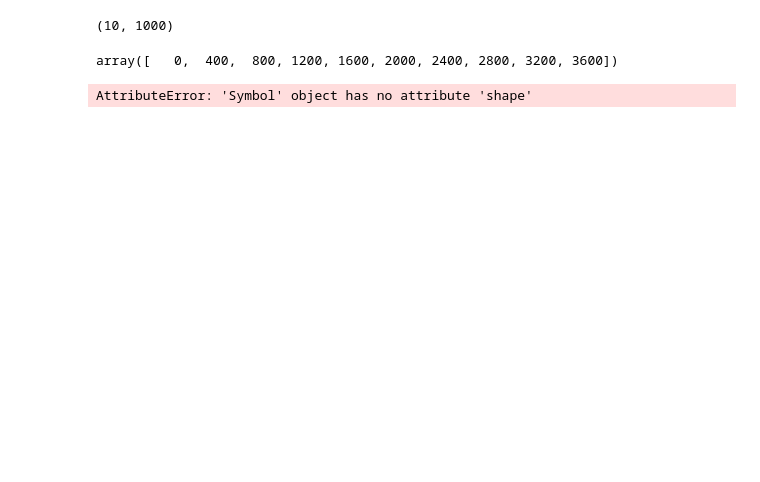
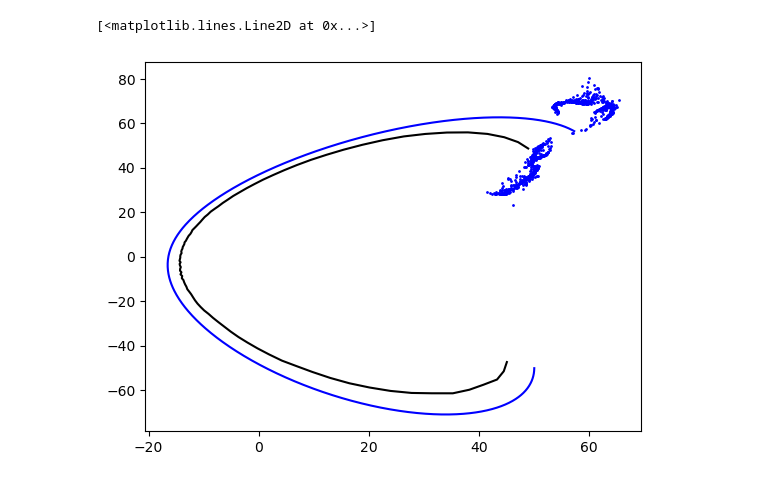
Before and after one commit to David-Chemaly/Nibaueur2023, a Jupyter notebook: Gala_stream.ipynb, the cells around one changed output. Cells and saved outputs as stored; diff of their text form; code cells hidden in the pictures; blank space fills up the shorter version.

Commit message:
class to get average of n orbits

```diff
--- a/Gala_stream.ipynb
+++ b/Gala_stream.ipynb
@@ -30,13 +30,13 @@ r_s = 10 * u.kpc
 mass_plummer = 1e8 * u.Msun
 r_plummer = 1 * u.kpc
 
-time = 1 * u.Gyr
+time = 4 * u.Gyr
 dt   = 1 * u.Myr
 
-pos_p = [-50, 0, 1] * u.kpc
-vel_p = [0, 175, 0] * u.km/u.s
+pos_p = [50, -50, 0] * u.kpc
+vel_p = [0, -175, 0] * u.km/u.s
 
-N  = 999
+N  = 4000
 dN = 1
 
 orbit_pos_p, orbit_pos_N, leading_arg, trailing_arg = run(mass_halo, r_s, mass_plummer, r_plummer, time, dt, pos_p, vel_p, N, dN)
@@ -142,12 +43,10 @@ plot_track_from_orbits( x_leading.value, y_leading.value, leading_idx, mean_bin=
-# %%
-x_leading.shape
-# %% [output]
-(10, 1000)
-# %%
-leading_idx
-# %% [output]
-array([   0,  400,  800, 1200, 1600, 2000, 2400, 2800, 3200, 3600])
-# %%
-x.shape
-# %% [output]
-AttributeError: 'Symbol' object has no attribute 'shape'
+# %%
+x_mean, y_mean = average_orbit(orbit_pos_p, orbit_pos_N, leading_arg, trailing_arg).forward()
+
+plt.scatter(orbit_pos_N[-1, :, 0], orbit_pos_N[-1, :, 1], s=1, c='b')
+plt.plot(orbit_pos_p[:, 0], orbit_pos_p[:, 1], c='b')
+
+plt.plot(x_mean, y_mean, c='k')
+# %% [output]
+[<matplotlib.lines.Line2D at 0x...>]
+[figure, added]
```
Also changed, not shown: parts of 9 cells of this notebook, 3 other files.
